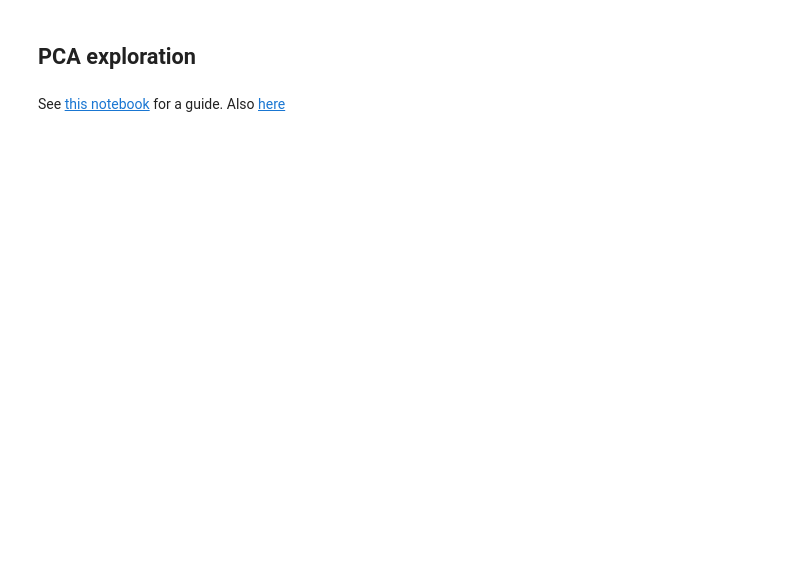
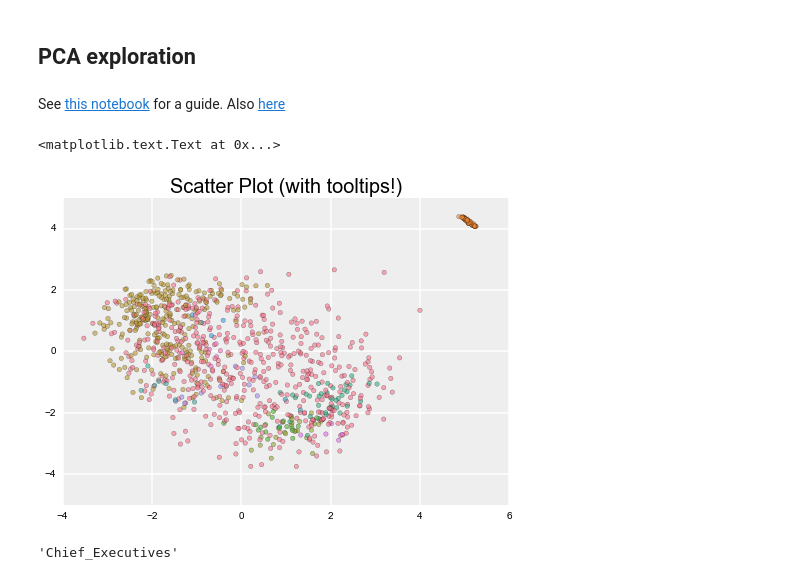
Before and after one commit to annaswigart/career-xplorer, a Jupyter notebook: ipython_notebooks/data_manipulation.ipynb, the cells around one changed output. Saved outputs shown, nothing was run; the diff lists cells and outputs as text; code cells hidden in the pictures; blank space fills up the shorter version.

Commit message:
pairwise euclidean distance and PCA plot

```diff
--- a/ipython_notebooks/data_manipulation.ipynb
+++ b/ipython_notebooks/data_manipulation.ipynb
@@ -599,0 +615,5 @@ weighted_df.head()
+# %%
+weighted_df_no_na = weighted_df.fillna(0)
+weighted_df_no_na.head()
+
+normed_df_no_na = normed_df.fillna(0)
@@ -599,0 +642,3 @@ weighted_df.head()
+# %%
+occ_titles = weighted_df.Occupation.title
+type(occ_titles)
@@ -599,0 +711,6 @@ weighted_df.head()
+# %%
+normed_array = np.array(normed_df_no_na.iloc[:,1:])
+
+from sklearn.cluster import DBSCAN
+db = DBSCAN(eps=2, min_samples=5).fit(normed_array)
+db.labels_.max()
@@ -601,3 +720,48 @@ weighted_df.head()
 ## PCA exploration
 # %% [markdown]
 See [this notebook](http://nbviewer.ipython.org/github/rasbt/pattern_classification/blob/master/dimensionality_reduction/projection/principal_component_analysis.ipynb?create=1) for a guide. Also [here](http://nbviewer.ipython.org/github/jakevdp/sklearn_scipy2013/blob/master/notebooks/08.1_unsupervised_dimreduction.ipynb)
+# %%
+from sklearn.decomposition import PCA
+import seaborn as sns
+from mpld3 import enable_notebook
+from mpld3 import plugins
+enable_notebook()
+
+pca = PCA(n_components=2).fit(normed_array)
+pca_2d = pca.transform(normed_array)
+
+fig, ax = plt.subplots(subplot_kw=dict(axisbg='#EEEEEE'))
+N = 100
+
+current_palette = sns.color_palette("husl", 12)
+
+for i in range(0, pca_2d.shape[0]):
+    db_index = int(db.labels_[i])
+    scatter = ax.scatter(pca_2d[i,0], pca_2d[i,1],
+                         c= current_palette[db_index + 1],
+                         alpha=0.6)
+    labels = [np.array(occ_titles)[i]]
+    tooltip = plugins.PointLabelTooltip(scatter, labels=labels)
+    plugins.connect(fig, tooltip)
+ax.grid(color='white', linestyle='solid')
+
+ax.set_title("Scatter Plot (with tooltips!)", size=20)
+
+#labels = ['{0}'.format(occ) for occ in np.array(occ_titles)]
+#tooltip = plugins.PointLabelTooltip(scatter, labels=labels)
+
+
+# markers = '.ov123*+s,4<>'
+# colors = 'bgrcmrkgcmcg'
+# for i in range(0, pca_2d.shape[0]):
+#     db_index = int(db.labels_[i])
+#     plt.scatter(pca_2d[i,0],pca_2d[i,1],
+#                 c= colors[db_index +1],
+#                 marker= markers[db_index + 1], lw = 0)
+# %% [output]
+<matplotlib.text.Text at 0x...>
+[figure, added]
+# %%
+np.array(occ_titles)[0]
+# %% [output]
+'Chief_Executives'
```
Also changed, not shown: parts of 16 cells of this notebook.
